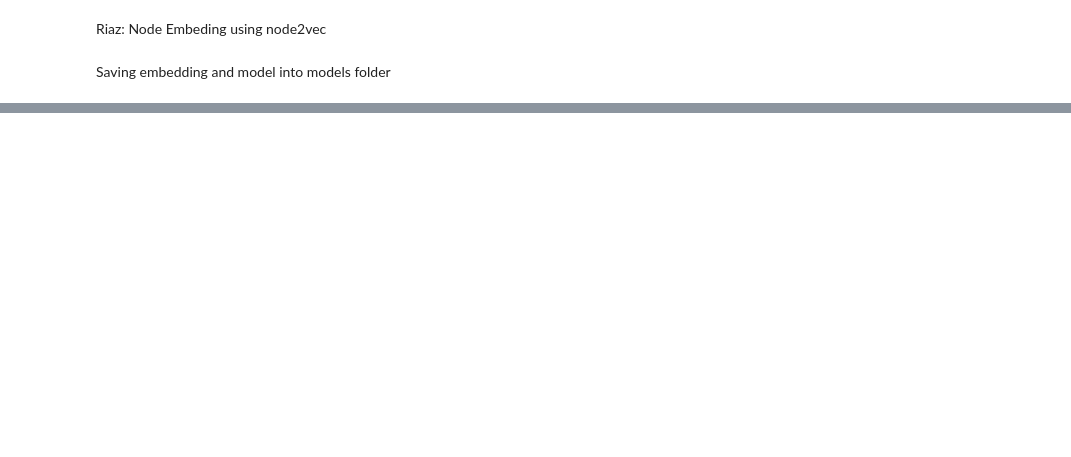
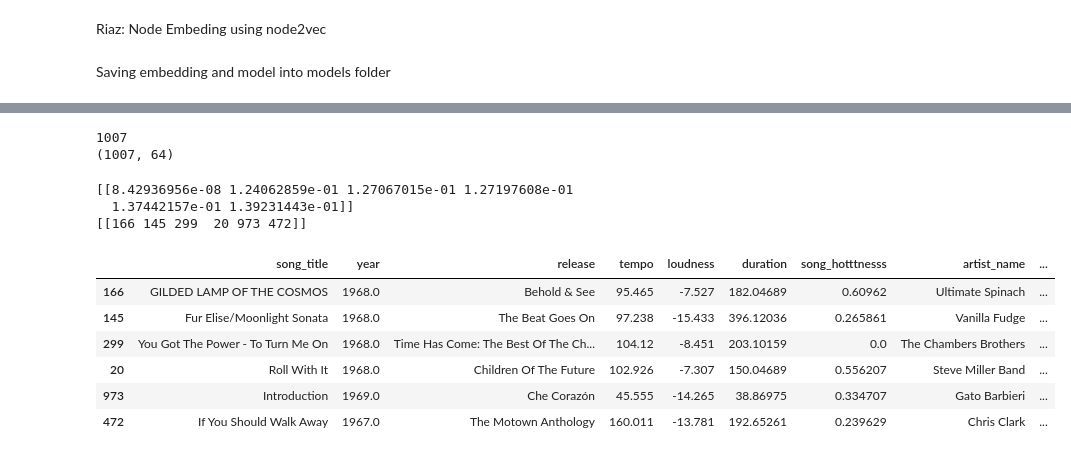
Before and after one commit to mega5800/Music-Recommendation-System, a Jupyter notebook: Code/experimental_code.ipynb, the cells around one changed output, grey strips where cells are left out. Cells and saved outputs as stored; diff of their text form; code cells hidden in the pictures; blank space fills up the shorter version.

```diff
--- a/Code/experimental_code.ipynb
+++ b/Code/experimental_code.ipynb
@@ -301,7 +320,7 @@ Shartil: for now, the graph only has decade nodes & song nodes that contain thei
 for index, row in music_dataset.iterrows():
     current_decade = row[DECADE_COLUMN]
     node_name = get_attribute_node_name(DECADE_COLUMN, current_decade)
-    music_graph.add_edge(node_name, index)
+    music_graph.add_edge(node_name, str(index))
 
 print(music_graph)
 # %% [output]
@@ -415,0 +349,4 @@ for i in cluster_nodes:
+# %%
+user_song = "166" # song id
+user_song_embed = model.wv[user_song]
+user_song_embed
@@ -415,0 +367,36 @@ for i in cluster_nodes:
+# %%
+nodes = list(music_graph.nodes())
+print(len(nodes)) # print for debug reasons
+
+embeddings = np.array([model.wv[str(node)] for node in nodes])
+print(embeddings.shape) # print for debug reasons
+# %% [output]
+1007
+(1007, 64)
+# %%
+# current song + 5 other
+nearestNeighborSelector = NearestNeighbors(n_neighbors=6).fit(embeddings)
+distances, indices = nearestNeighborSelector.kneighbors([user_song_embed])
+
+# print for debug reasons
+print(distances)
+print(indices)
+# %% [output]
+[[8.42936956e-08 1.24062859e-01 1.27067015e-01 1.27197608e-01
+  1.37442157e-01 1.39231443e-01]]
+[[166 145 299  20 973 472]]
+# %%
+song_output = []
+for current_index in indices[0]:
+    current_row = music_dataset.loc[current_index]
+    song_output.append(current_row)
+
+pd.concat(song_output, axis=1).T
+# %% [output]
+|  | song_title | year | release | tempo | loudness | duration | song_hotttnesss | artist_name | ... |
+| 166 | GILDED LAMP OF THE COSMOS | 1968.0 | Behold & See | 95.465 | -7.527 | 182.04689 | 0.60962 | Ultimate Spinach | ... |
+| 145 | Fur Elise/Moonlight Sonata | 1968.0 | The Beat Goes On | 97.238 | -15.433 | 396.12036 | 0.265861 | Vanilla Fudge | ... |
+| 299 | You Got The Power - To Turn Me On | 1968.0 | Time Has Come: The Best Of The Ch... | 104.12 | -8.451 | 203.10159 | 0.0 | The Chambers Brothers | ... |
+| 20 | Roll With It | 1968.0 | Children Of The Future | 102.926 | -7.307 | 150.04689 | 0.556207 | Steve Miller Band | ... |
+| 973 | Introduction | 1969.0 | Che Corazón | 45.555 | -14.265 | 38.86975 | 0.334707 | Gato Barbieri | ... |
+| 472 | If You Should Walk Away | 1967.0 | The Motown Anthology | 160.011 | -13.781 | 192.65261 | 0.239629 | Chris Clark | ... |
```
Also changed, not shown: parts of 22 cells of this notebook, 3 other files.
